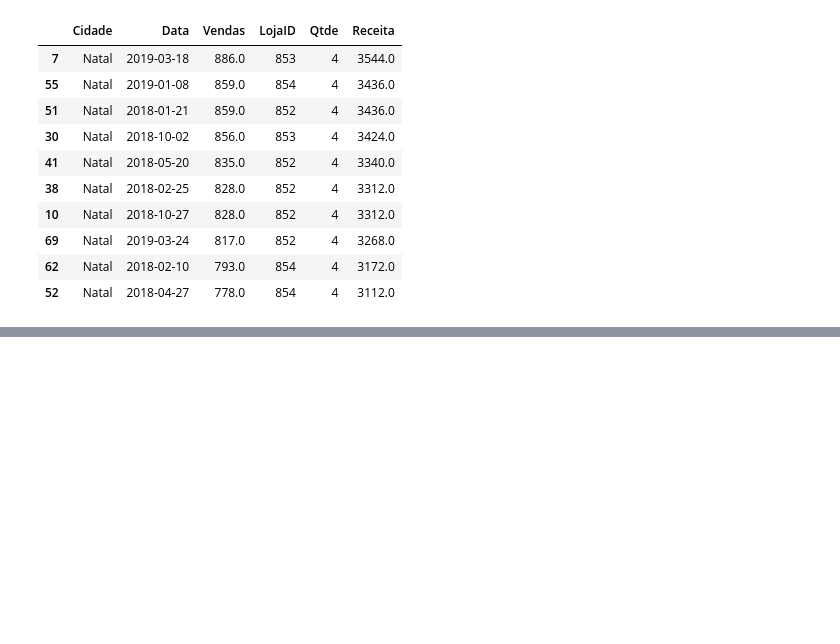
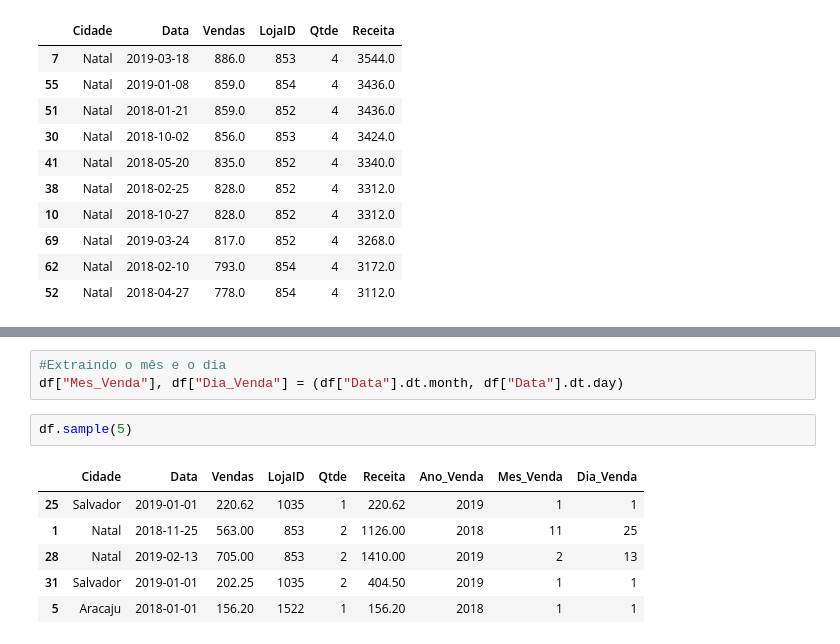
Before and after one commit to LicaCepillo/dio_data_python, a Jupyter notebook: tabelal_excel_pandas.ipynb, the cells around one changed output, grey strips where cells are left out. Cells and saved outputs as stored; diff of their text form; blank space fills up the shorter version.

```diff
--- a/tabelal_excel_pandas.ipynb
+++ b/tabelal_excel_pandas.ipynb
@@ -185,0 +233,12 @@ df.sort_values("Receita", ascending=False).head(10)
+# %%
+#Extraindo o mês e o dia
+df["Mes_Venda"], df["Dia_Venda"] = (df["Data"].dt.month, df["Data"].dt.day)
+# %%
+df.sample(5)
+# %% [output]
+|  | Cidade | Data | Vendas | LojaID | Qtde | Receita | Ano_Venda | Mes_Venda | Dia_Venda |
+| 25 | Salvador | 2019-01-01 | 220.62 | 1035 | 1 | 220.62 | 2019 | 1 | 1 |
+| 1 | Natal | 2018-11-25 | 563.00 | 853 | 2 | 1126.00 | 2018 | 11 | 25 |
+| 28 | Natal | 2019-02-13 | 705.00 | 853 | 2 | 1410.00 | 2019 | 2 | 13 |
+| 31 | Salvador | 2019-01-01 | 202.25 | 1035 | 2 | 404.50 | 2019 | 1 | 1 |
+| 5 | Aracaju | 2018-01-01 | 156.20 | 1522 | 1 | 156.20 | 2018 | 1 | 1 |
```
Also changed, not shown: parts of 13 cells of this notebook.
